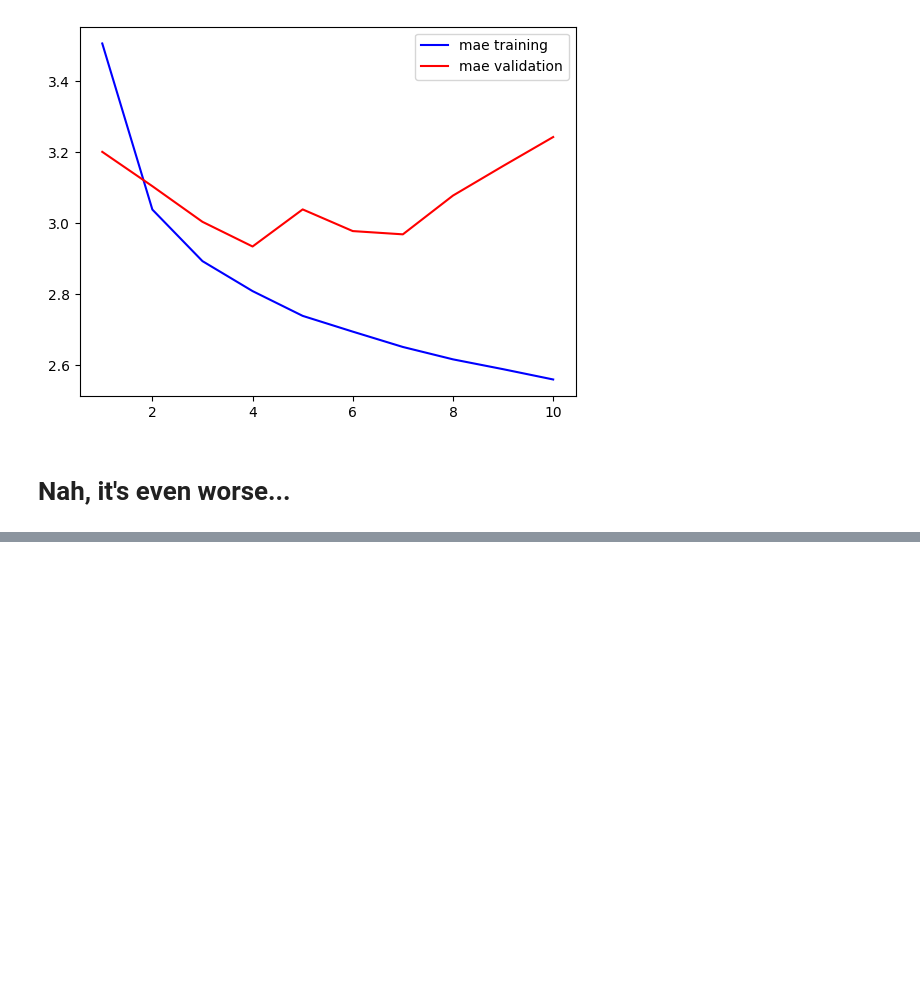
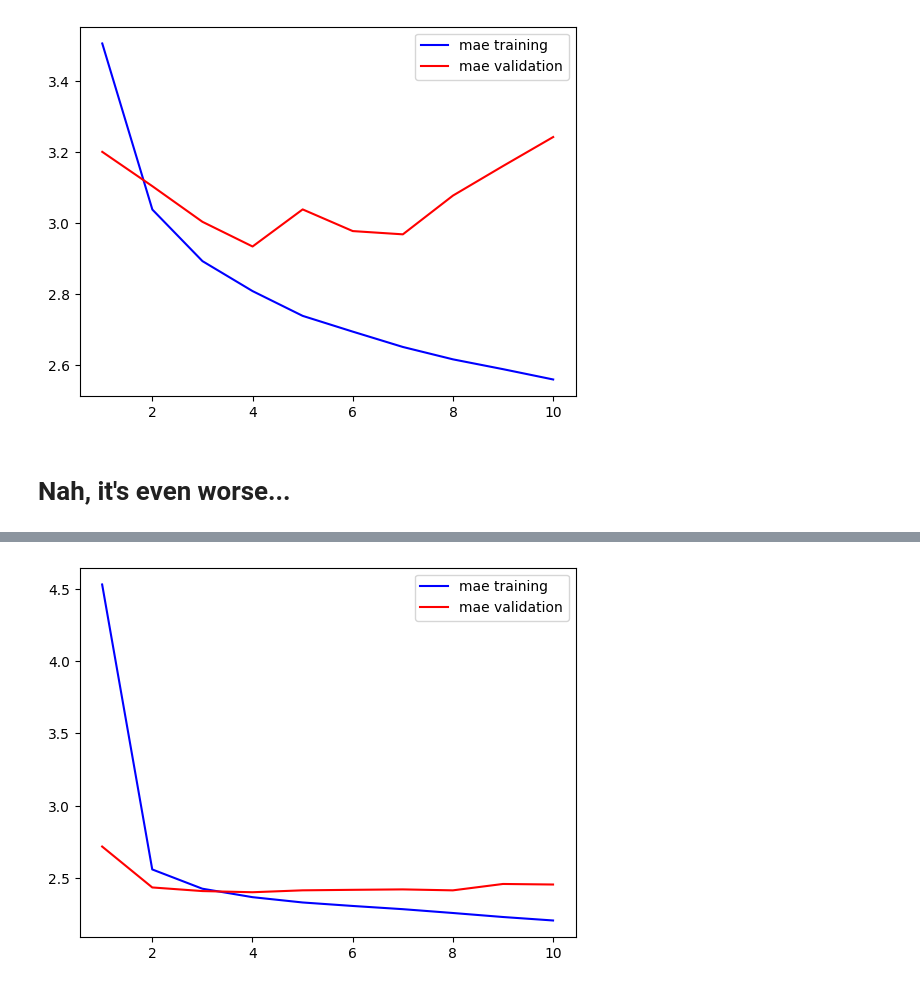
Before and after one commit to Venchislav/Neural-Networks, a Jupyter notebook: Weather_Forecasting_deep_learning.ipynb, the cells around one changed output, grey strips where cells are left out. Drawn from its saved outputs; the diff is of its cells as text; code cells hidden in the pictures; blank space fills up the shorter version.

```diff
--- a/Weather_Forecasting_deep_learning.ipynb
+++ b/Weather_Forecasting_deep_learning.ipynb
@@ -382,0 +406,7 @@ plt.show();
+# %%
+history = model.fit(
+    train_dataset,
+    validation_data=val_dataset,
+    epochs=10,
+    callbacks=callbacks
+)
@@ -382,0 +441,11 @@ plt.show();
+# %%
+loss = history.history['mae']
+val_loss = history.history['val_mae']
+epochs = range(1, len(loss) + 1)
+plt.figure()
+plt.plot(epochs, loss, 'b', label='mae training')
+plt.plot(epochs, val_loss, 'r', label='mae validation')
+plt.legend()
+plt.show();
+# %% [output]
+[figure, added]
```
Also changed, not shown: parts of 9 cells of this notebook.
